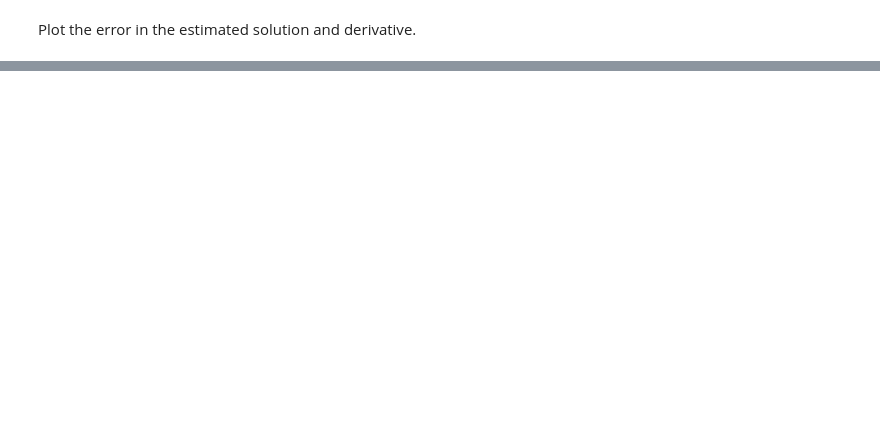
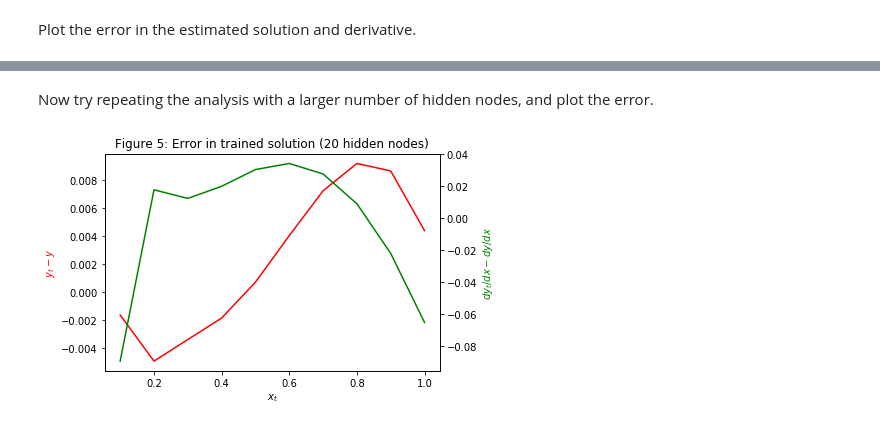
Before and after one commit to elwinter/nnode, a Jupyter notebook: nnode1.ipynb, the cells around one changed output, grey strips where cells are left out. Cells and saved outputs as stored; diff of their text form; code cells hidden in the pictures; blank space fills up the shorter version.

```diff
--- a/nnode1.ipynb
+++ b/nnode1.ipynb
@@ -106,0 +385,19 @@ ax2.set_ylabel('dyt/dx - dya_dx', color = 'g');
+# %% [markdown]
+Now try repeating the analysis with a larger number of hidden nodes, and plot the error.
+# %%
+(yt, dyt_dx) = nnode1(xt, F, dF_dy, d2F_dy2, A, nhid = 20)
+y = np.zeros(nt)
+dy_dx = np.zeros(nt)
+for i in range(nt):
+    y[i] = ya(xt[i])
+    dy_dx[i] = dya_dx(xt[i])
+(fig, ax1) = plt.subplots()
+ax1.plot(xt, yt - y, color = 'r')
+ax1.set_xlabel('$x_t$')
+ax1.set_ylabel('$y_t - y$', color = 'r')
+ax2 = ax1.twinx()
+ax2.plot(xt, dyt_dx - dy_dx, color = 'g')
+ax2.set_ylabel('$dy_t/dx - dy/dx$', color = 'g');
+plt.title("Figure 5: Error in trained solution (20 hidden nodes)");
+# %% [output]
+[figure, added]
```
Also changed, not shown: parts of 108 cells of this notebook, 3 other files.
